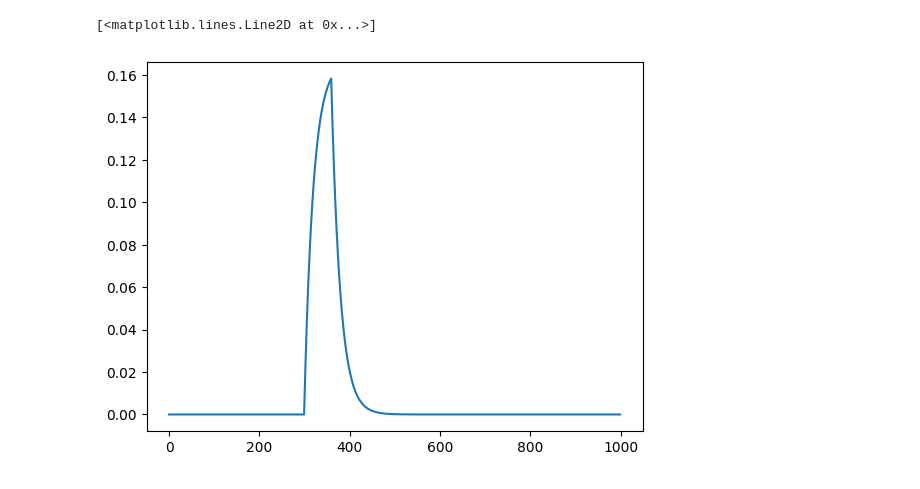
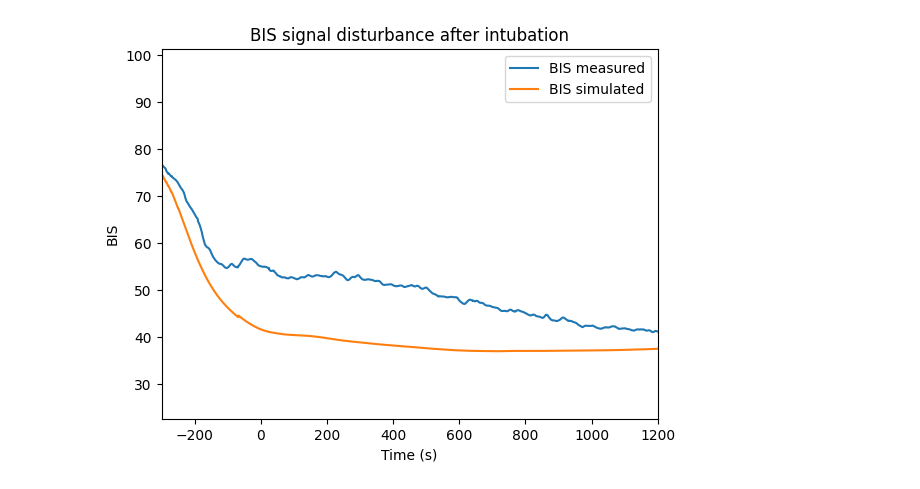
Before and after one commit to AnesthesiaSimulation/stimuli_effect_identification, a Jupyter notebook: scripts/disturbance_vdb.ipynb, the cells around one changed output. Saved outputs shown, nothing was run; the diff lists cells and outputs as text; code cells hidden in the pictures.

```diff
--- a/scripts/disturbance_vdb.ipynb
+++ b/scripts/disturbance_vdb.ipynb
@@ -13,3 +45,15 @@ data['TPR_sim'] = (data['MAP_sim'] / (data['HR_sim'] * data['SV_sim'])).clip(0,
+# %%
+data['Time_aligned'] = data['Time'] - data['intubation_time']
+data.groupby('Time_aligned').BIS.mean().plot(label='BIS measured')
+data.groupby('Time_aligned').BIS_sim.mean().plot(label='BIS simulated')
+plt.xlim(-5*60, 20*60)
+plt.legend()
+plt.xlabel('Time (s)')
+plt.ylabel('BIS')
+plt.title('BIS signal disturbance after intubation')
+plt.show()
+# %% [output]
+[figure, added]
 # %%
 caseid = data.caseid.unique()[0]
 # caseid = 2029
@@ -90,8 +156,3 @@ df_simu_dist = Patient_simu_dist.dataframe
 #     u_propo=data_case['Propofol']*20/3600,
 #     u_remi=data_case['Remifentanil']*20/3600
 #     )
-# %%
-plt.plot(x_hemo[:1000,9])
-# %% [output]
-[<matplotlib.lines.Line2D at 0x...>]
-[figure, removed]
```
Also changed, not shown: parts of 15 cells of this notebook, 5 other files.
